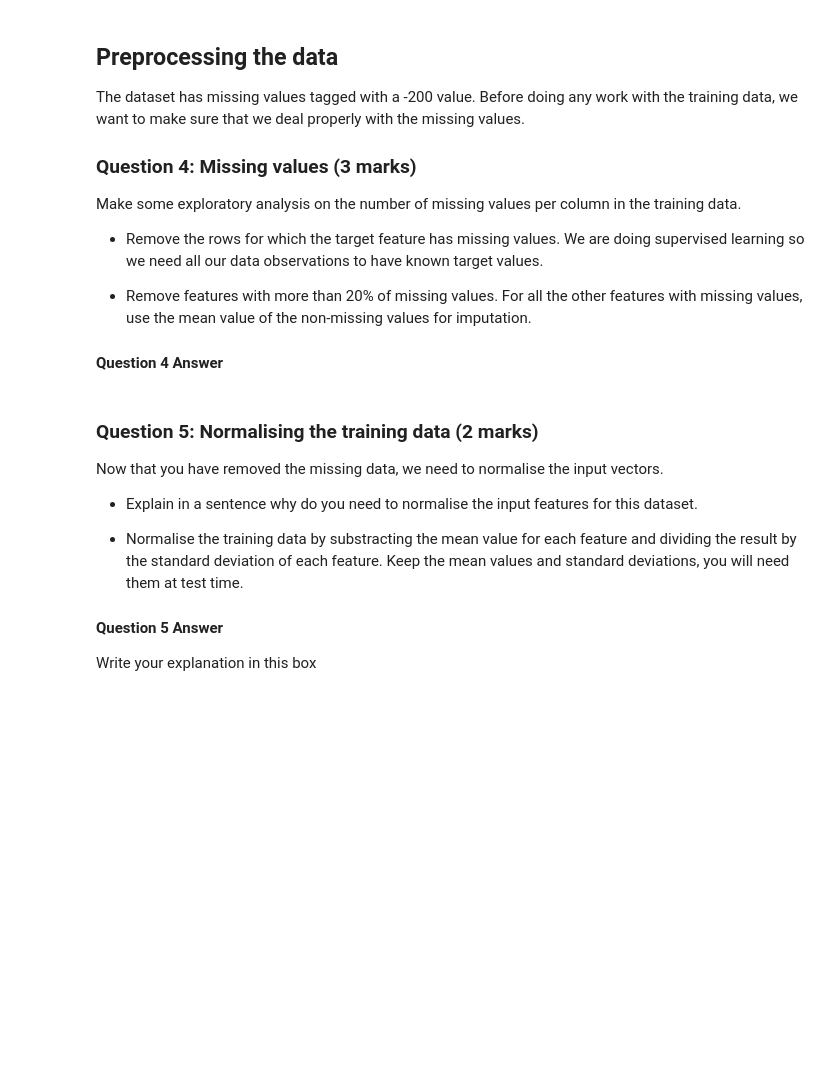
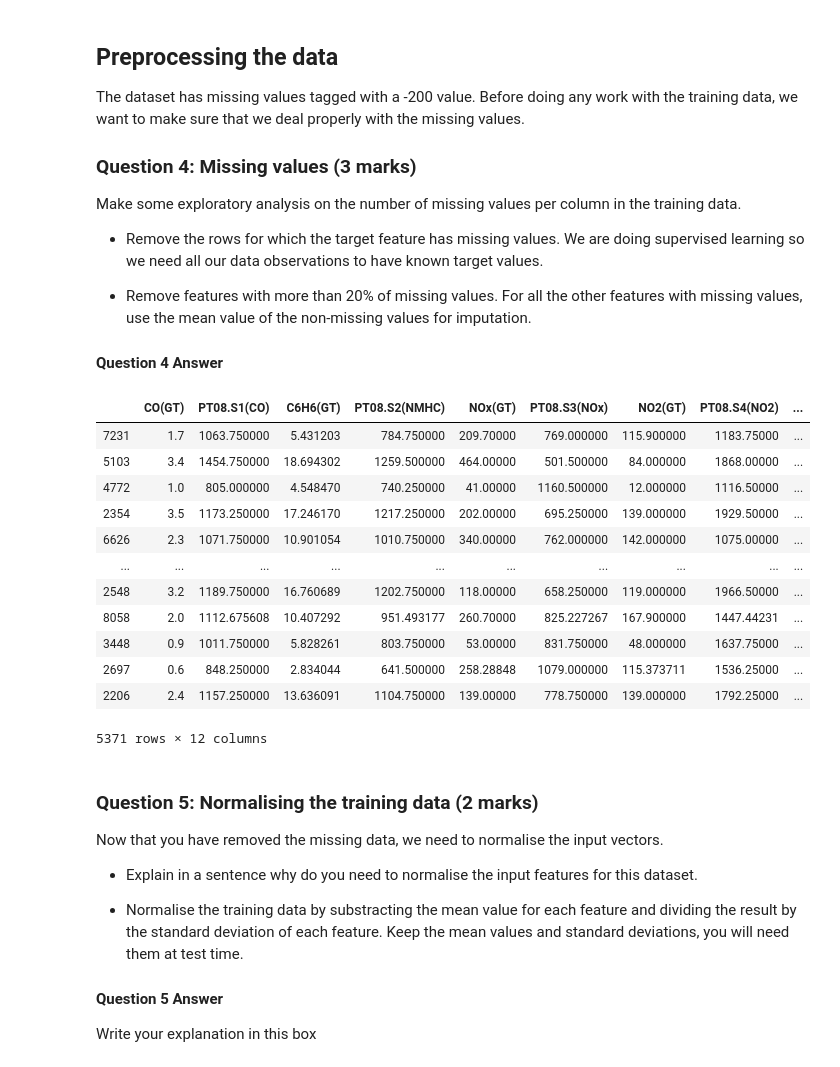
Before and after one commit to Jake-Sturgeon/MLAI, a Jupyter notebook: COM4509-6509_Assignment_1_UCard_XXXXXXXXX.ipynb, the cells around one changed output. Saved outputs shown, nothing was run; the diff lists cells and outputs as text; code cells hidden in the pictures; blank space fills up the shorter version.

```diff
--- a/COM4509-6509_Assignment_1_UCard_XXXXXXXXX.ipynb
+++ b/COM4509-6509_Assignment_1_UCard_XXXXXXXXX.ipynb
@@ -213,9 +213,11 @@ import numpy as np
 seed = 53352
 np.random.seed(seed)
 
-train_data = air_quality.sample(frac=0.8, random_state=seed)
+train_data = air_quality.sample(frac=0.7, random_state=seed)
 test_data = air_quality.loc[~air_quality.index.isin(train_data.index)]
 
+# indexes_users = np.random.permutation(n_users)
+# my_batch_users = indexes_users[0:nUsersInExample]
 
 print(air_quality.shape, train_data.shape, test_data.shape)
 print(train_data.shape[0]/air_quality.shape[0], test_data.shape[0]/air_quality.shape[0])
@@ -239,16 +241,34 @@ Make some exploratory analysis on the number of missing values per column in the
 # %%
 # Write your code here
 t = train_data[~(train_data["CO(GT)"] == -200)]
 
 for i in t:
     feature_vector = t.loc[:, i]
-    if ((feature_vector == -200).sum()/t.shape[0] > 0.2):
+    if ((feature_vector == -200).sum() / t.shape[0] > 0.2):
         t = t.drop(i,1)
         continue
+
     x = (feature_vector == -200).sum()
     m = (feature_vector.replace(-200, np.nan)).sum() / (len(feature_vector) - x)
     feature_vector = feature_vector.replace(-200, m, inplace = True)
+
 train_data = t
+
+train_data
+# %% [output]
+|  | CO(GT) | PT08.S1(CO) | C6H6(GT) | PT08.S2(NMHC) | NOx(GT) | PT08.S3(NOx) | NO2(GT) | PT08.S4(NO2) | ... |
+| 7231 | 1.7 | 1063.750000 | 5.431203 | 784.750000 | 209.70000 | 769.000000 | 115.900000 | 1183.75000 | ... |
+| 5103 | 3.4 | 1454.750000 | 18.694302 | 1259.500000 | 464.00000 | 501.500000 | 84.000000 | 1868.00000 | ... |
+| 4772 | 1.0 | 805.000000 | 4.548470 | 740.250000 | 41.00000 | 1160.500000 | 12.000000 | 1116.50000 | ... |
+| 2354 | 3.5 | 1173.250000 | 17.246170 | 1217.250000 | 202.00000 | 695.250000 | 139.000000 | 1929.50000 | ... |
+| 6626 | 2.3 | 1071.750000 | 10.901054 | 1010.750000 | 340.00000 | 762.000000 | 142.000000 | 1075.00000 | ... |
+| ... | ... | ... | ... | ... | ... | ... | ... | ... | ... |
+| 2548 | 3.2 | 1189.750000 | 16.760689 | 1202.750000 | 118.00000 | 658.250000 | 119.000000 | 1966.50000 | ... |
+| 8058 | 2.0 | 1112.675608 | 10.407292 | 951.493177 | 260.70000 | 825.227267 | 167.900000 | 1447.44231 | ... |
+| 3448 | 0.9 | 1011.750000 | 5.828261 | 803.750000 | 53.00000 | 831.750000 | 48.000000 | 1637.75000 | ... |
+| 2697 | 0.6 | 848.250000 | 2.834044 | 641.500000 | 258.28848 | 1079.000000 | 115.373711 | 1536.25000 | ... |
+| 2206 | 2.4 | 1157.250000 | 13.636091 | 1104.750000 | 139.00000 | 778.750000 | 139.000000 | 1792.25000 | ... |
+5371 rows × 12 columns
 # %%
 # l = []
 # for i in range(t.shape[0]):
```
Also changed, not shown: parts of 7 cells of this notebook, 2 other files.
